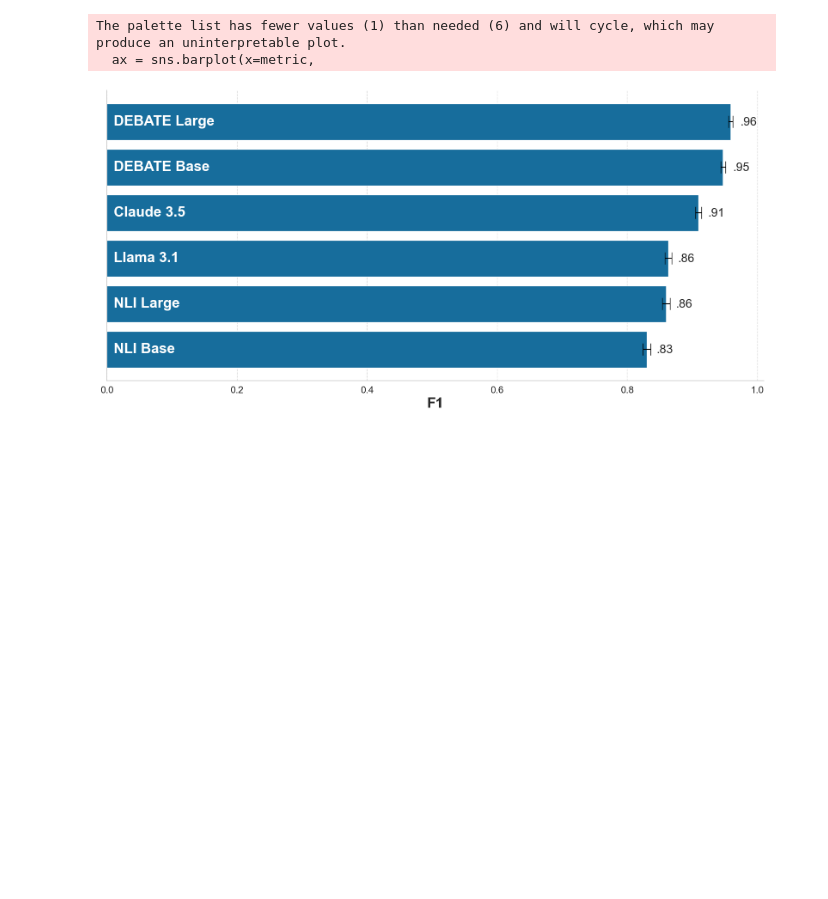
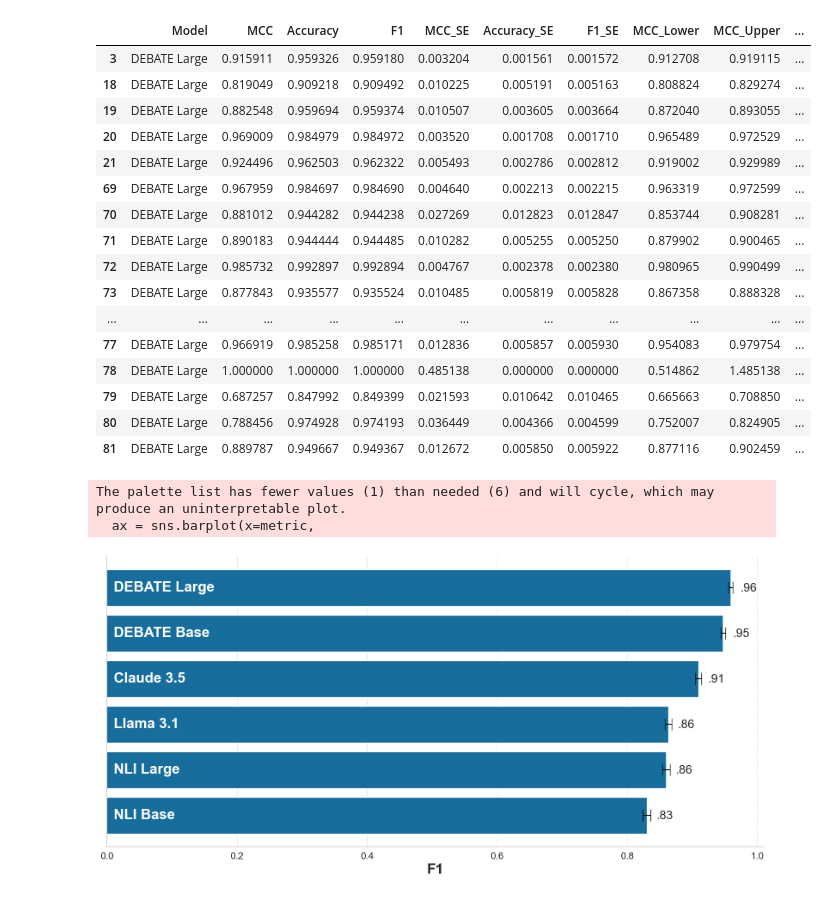
Before and after one commit to MLBurnham/pol_DEBATE, a Jupyter notebook: analysis/plots.ipynb, the cells around one changed output. Cells and saved outputs as stored; diff of their text form; code cells hidden in the pictures; blank space fills up the shorter version.

```diff
--- a/analysis/plots.ipynb
+++ b/analysis/plots.ipynb
@@ -30,6 +30,26 @@ df.replace({'base_nli': 'NLI Base',
 # drop for jobtalk slides
 df = df[~df['Model'].str.contains('(MB)')]
 df.reset_index(drop = True, inplace = True)
+# %%
+df[df['Model'] == "DEBATE Large"]
+# %% [output]
+|  | Model | MCC | Accuracy | F1 | MCC_SE | Accuracy_SE | F1_SE | MCC_Lower | MCC_Upper | ... |
+| 3 | DEBATE Large | 0.915911 | 0.959326 | 0.959180 | 0.003204 | 0.001561 | 0.001572 | 0.912708 | 0.919115 | ... |
+| 18 | DEBATE Large | 0.819049 | 0.909218 | 0.909492 | 0.010225 | 0.005191 | 0.005163 | 0.808824 | 0.829274 | ... |
+| 19 | DEBATE Large | 0.882548 | 0.959694 | 0.959374 | 0.010507 | 0.003605 | 0.003664 | 0.872040 | 0.893055 | ... |
+| 20 | DEBATE Large | 0.969009 | 0.984979 | 0.984972 | 0.003520 | 0.001708 | 0.001710 | 0.965489 | 0.972529 | ... |
+| 21 | DEBATE Large | 0.924496 | 0.962503 | 0.962322 | 0.005493 | 0.002786 | 0.002812 | 0.919002 | 0.929989 | ... |
+| 69 | DEBATE Large | 0.967959 | 0.984697 | 0.984690 | 0.004640 | 0.002213 | 0.002215 | 0.963319 | 0.972599 | ... |
+| 70 | DEBATE Large | 0.881012 | 0.944282 | 0.944238 | 0.027269 | 0.012823 | 0.012847 | 0.853744 | 0.908281 | ... |
+| 71 | DEBATE Large | 0.890183 | 0.944444 | 0.944485 | 0.010282 | 0.005255 | 0.005250 | 0.879902 | 0.900465 | ... |
+| 72 | DEBATE Large | 0.985732 | 0.992897 | 0.992894 | 0.004767 | 0.002378 | 0.002380 | 0.980965 | 0.990499 | ... |
+| 73 | DEBATE Large | 0.877843 | 0.935577 | 0.935524 | 0.010485 | 0.005819 | 0.005828 | 0.867358 | 0.888328 | ... |
+| ... | ... | ... | ... | ... | ... | ... | ... | ... | ... | ... |
+| 77 | DEBATE Large | 0.966919 | 0.985258 | 0.985171 | 0.012836 | 0.005857 | 0.005930 | 0.954083 | 0.979754 | ... |
+| 78 | DEBATE Large | 1.000000 | 1.000000 | 1.000000 | 0.485138 | 0.000000 | 0.000000 | 0.514862 | 1.485138 | ... |
+| 79 | DEBATE Large | 0.687257 | 0.847992 | 0.849399 | 0.021593 | 0.010642 | 0.010465 | 0.665663 | 0.708850 | ... |
+| 80 | DEBATE Large | 0.788456 | 0.974928 | 0.974193 | 0.036449 | 0.004366 | 0.004599 | 0.752007 | 0.824905 | ... |
+| 81 | DEBATE Large | 0.889787 | 0.949667 | 0.949367 | 0.012672 | 0.005850 | 0.005922 | 0.877116 | 0.902459 | ... |
 # %%
 metric = 'F1'
 task = 'overall'
```
Also changed, not shown: parts of 9 cells of this notebook, 5 other files.
